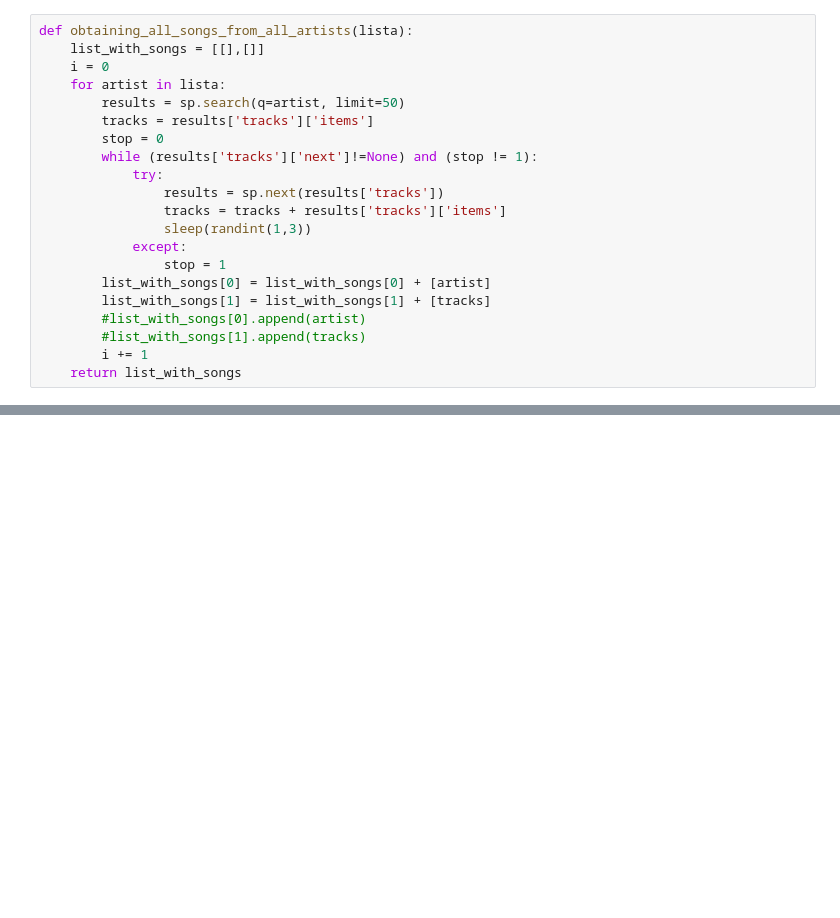
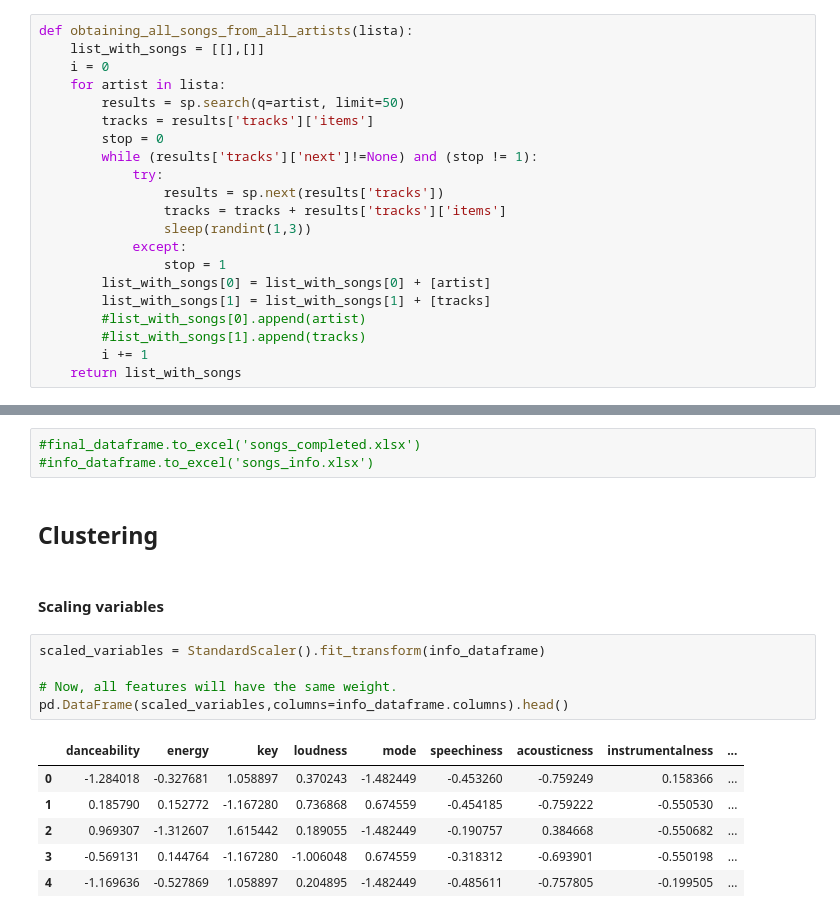
Before and after one commit to Javianalista/lab-unsupervised-learning-intro, a Jupyter notebook: lab-unsupervised-learning-intro.ipynb, the cells around one changed output, grey strips where cells are left out. Cells and saved outputs as stored; diff of their text form; blank space fills up the shorter version.

```diff
--- a/lab-unsupervised-learning-intro.ipynb
+++ b/lab-unsupervised-learning-intro.ipynb
@@ -552,0 +466,19 @@ a = None
+# %%
+#final_dataframe.to_excel('songs_completed.xlsx')
+#info_dataframe.to_excel('songs_info.xlsx')
+# %% [markdown]
+## Clustering
+# %% [markdown]
+#### Scaling variables
+# %%
+scaled_variables = StandardScaler().fit_transform(info_dataframe)
+
+# Now, all features will have the same weight.
+pd.DataFrame(scaled_variables,columns=info_dataframe.columns).head()
+# %% [output]
+|  | danceability | energy | key | loudness | mode | speechiness | acousticness | instrumentalness | ... |
+| 0 | -1.284018 | -0.327681 | 1.058897 | 0.370243 | -1.482449 | -0.453260 | -0.759249 | 0.158366 | ... |
+| 1 | 0.185790 | 0.152772 | -1.167280 | 0.736868 | 0.674559 | -0.454185 | -0.759222 | -0.550530 | ... |
+| 2 | 0.969307 | -1.312607 | 1.615442 | 0.189055 | -1.482449 | -0.190757 | 0.384668 | -0.550682 | ... |
+| 3 | -0.569131 | 0.144764 | -1.167280 | -1.006048 | 0.674559 | -0.318312 | -0.693901 | -0.550198 | ... |
+| 4 | -1.169636 | -0.527869 | 1.058897 | 0.204895 | -1.482449 | -0.485611 | -0.757805 | -0.199505 | ... |
```
Also changed, not shown: parts of 44 cells of this notebook, 1 other file.
